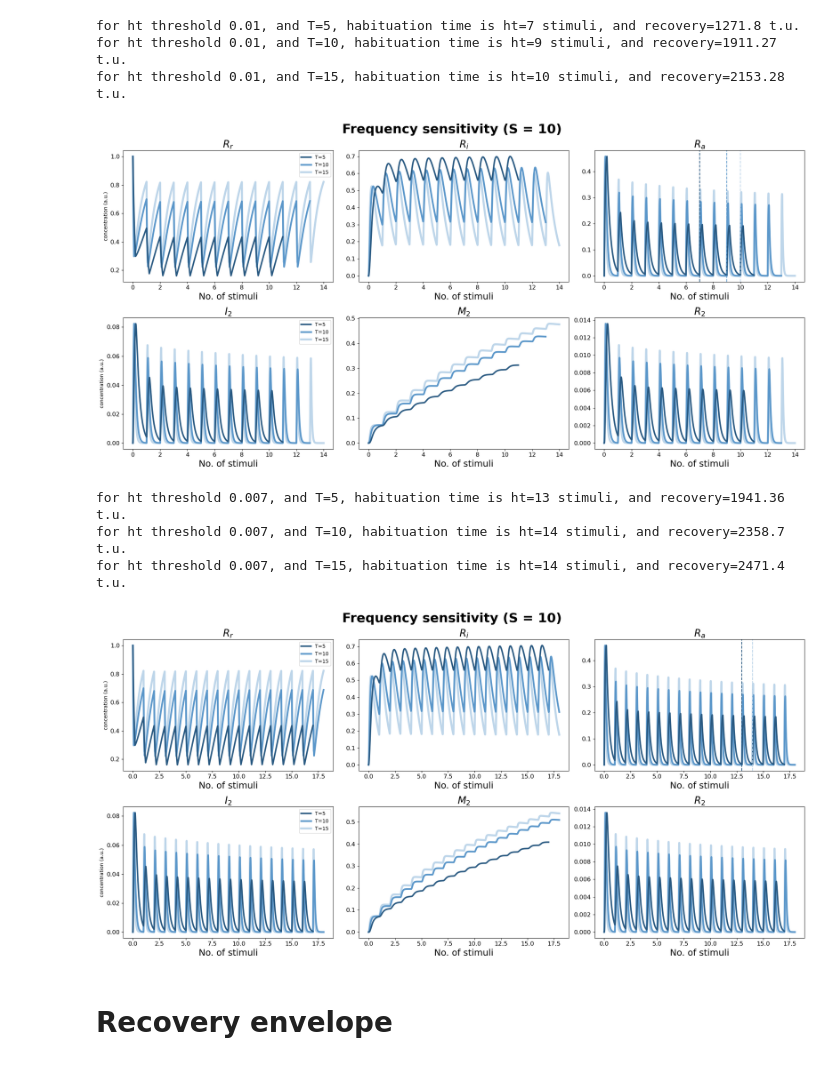
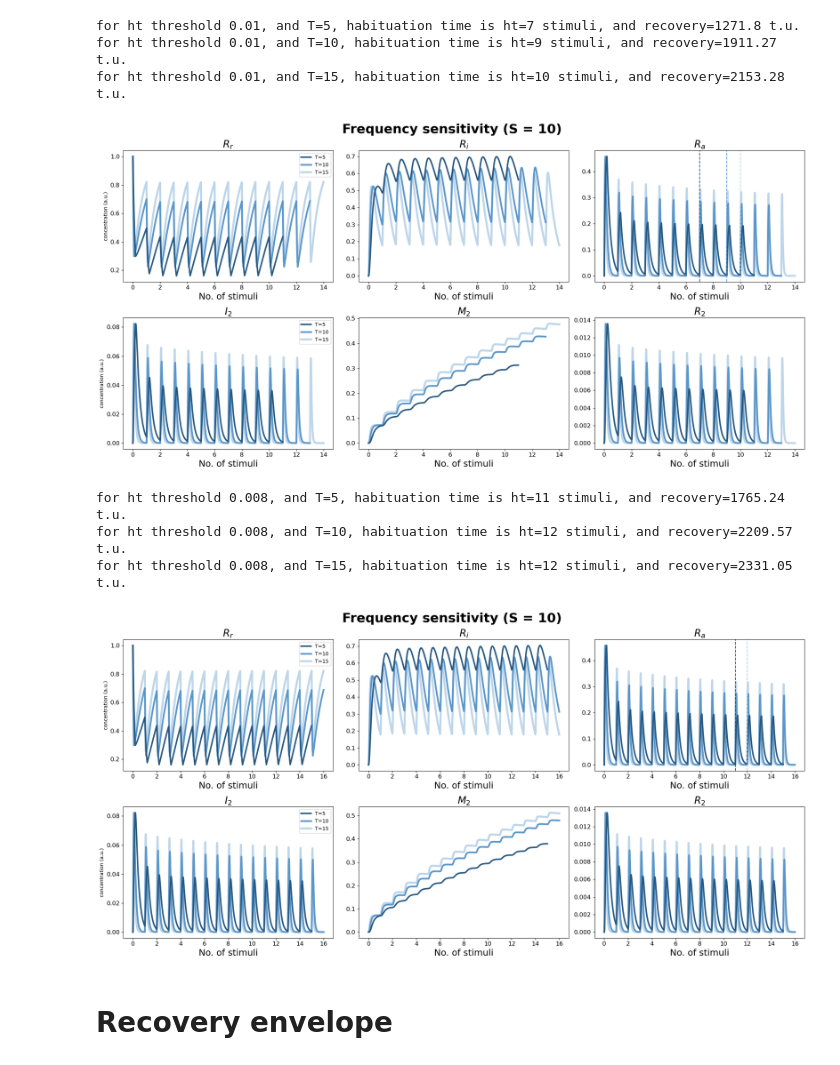
Before and after one commit to theobiolab/habituation, a Jupyter notebook: receptor_Ra.ipynb, the cells around one changed output. Saved outputs shown, nothing was run; the diff lists cells and outputs as text; code cells hidden in the pictures.

```diff
--- a/receptor_Ra.ipynb
+++ b/receptor_Ra.ipynb
@@ -36,7 +36,8 @@ mys = system.System(f,p0, X0,output_var_idx=-1,steps_per_time=100,hmax=0)
 # %%
 S=10
 T_scan_set = [5, 10, 15]
-for ht_threshold in [0.01,0.007]:
+#for ht_threshold in [0.01,0.007]:
+for ht_threshold in [0.01,0.008]:
     traj = []
     tvecs = []
     ht = []
@@ -71,37 +72,37 @@ for ht_threshold in [0.01,0.007]:
                     ax=axes[0][1]
                 elif k==2:
                     ax=axes[1][0]
                 elif k==3:
                     ax=axes[1][1]
                 elif k==4:
                     ax=axes[1][2]
                 elif k==5:
                     ax=axes[0][2]
                     ax.axvline(x=ht[j],linestyle="--",color=colors[j])
                 ax.set_title(labels[k], fontsize=20)
                 ax.plot(tvec, y[:,k], color=colors[j], lw=lw[j], alpha=al[j],label="T=%d"%T,zorder=(2-j))
 
 
                 ax.set_xlabel('No. of stimuli', fontsize=18)
                 ax.xaxis.set_tick_params(labelsize=12)
                 ax.yaxis.set_tick_params(labelsize=12)
 
                 if ax==axes[0][0] or ax==axes[1][0]:
                     ax.set_ylabel('concentration (a.u.)')
                     ax.legend()
         #sns.despine()
         fig.suptitle('Frequency sensitivity (S = %d)'%S,  fontweight="bold", fontsize=26)
         plt.tight_layout()
         plt.show()
 # %% [output]
 for ht threshold 0.01, and T=5, habituation time is ht=7 stimuli, and recovery=1271.8 t.u.
 for ht threshold 0.01, and T=10, habituation time is ht=9 stimuli, and recovery=1911.27 t.u.
 for ht threshold 0.01, and T=15, habituation time is ht=10 stimuli, and recovery=2153.28 t.u.
 [figure]
-for ht threshold 0.007, and T=5, habituation time is ht=13 stimuli, and recovery=1941.36 t.u.
-for ht threshold 0.007, and T=10, habituation time is ht=14 stimuli, and recovery=2358.7 t.u.
-for ht threshold 0.007, and T=15, habituation time is ht=14 stimuli, and recovery=2471.4 t.u.
+for ht threshold 0.008, and T=5, habituation time is ht=11 stimuli, and recovery=1765.24 t.u.
+for ht threshold 0.008, and T=10, habituation time is ht=12 stimuli, and recovery=2209.57 t.u.
+for ht threshold 0.008, and T=15, habituation time is ht=12 stimuli, and recovery=2331.05 t.u.
-[figure, old version]
+[figure, new version]
 # %% [markdown]
 # Recovery envelope
 # %%
```
Also changed, not shown: parts of 1 cell of this notebook, 4 other files.
